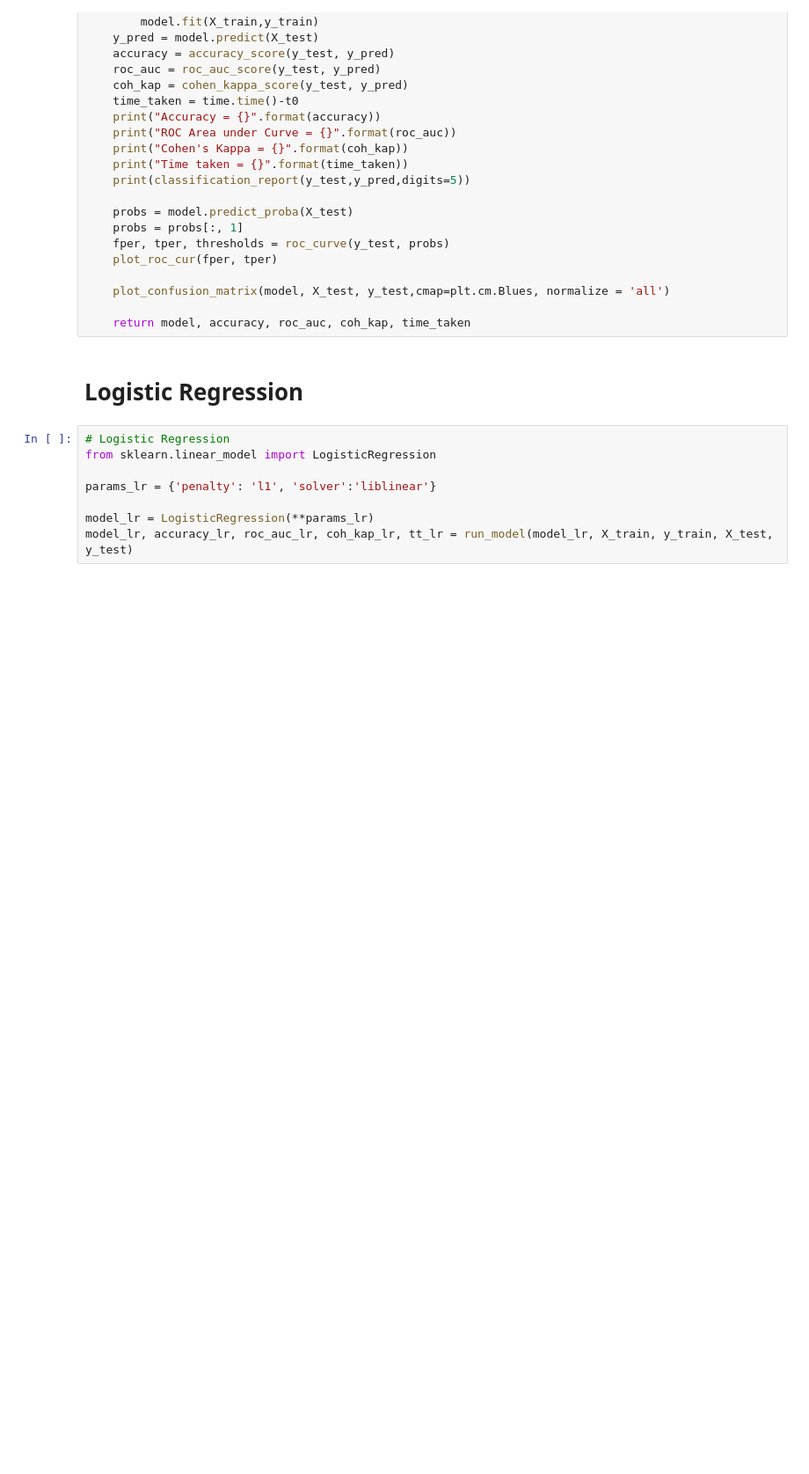
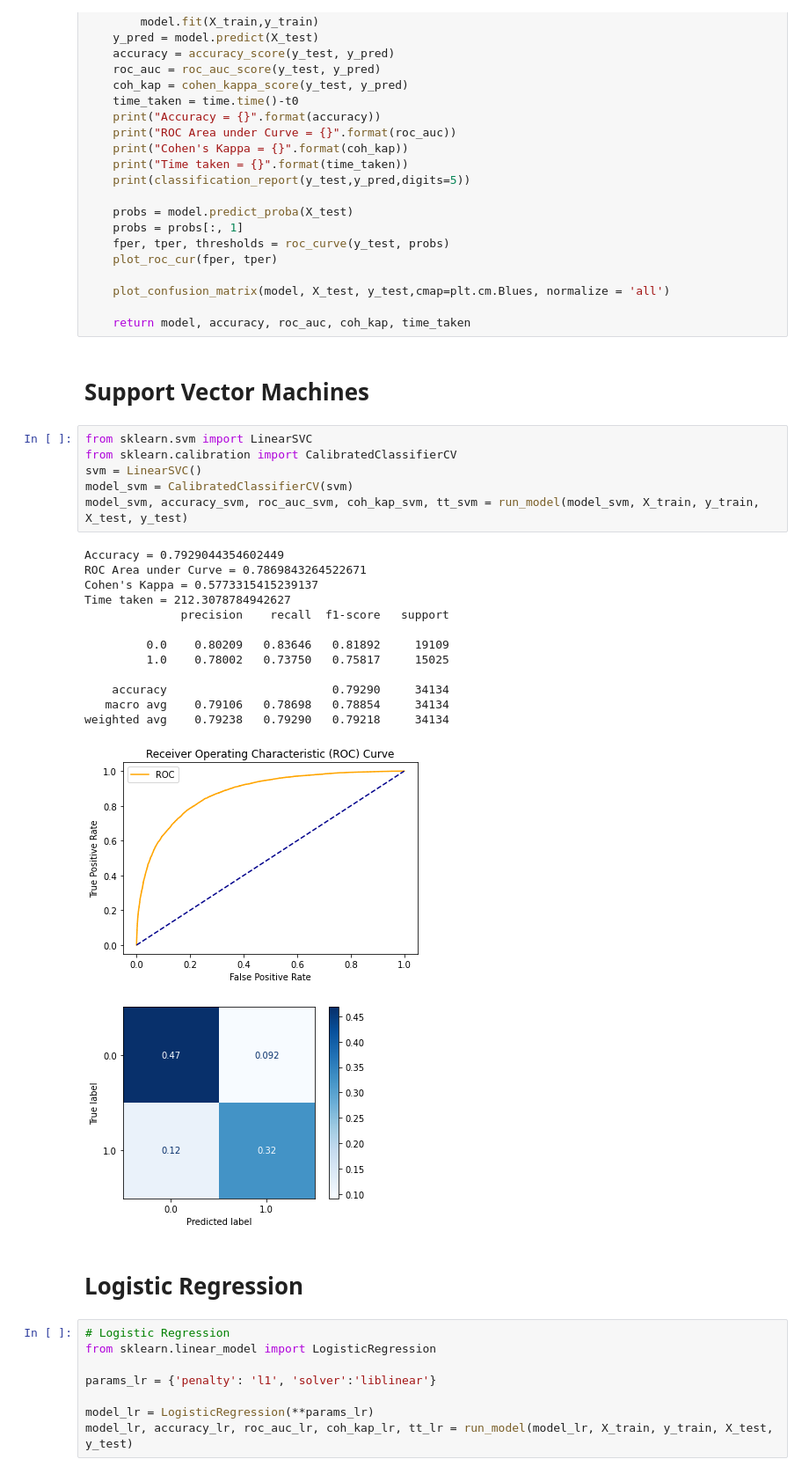
Before and after one commit to adjeielias90/Machine-Learning, a Jupyter notebook: Comparing_Different_Models.ipynb, the cells around one changed output. Shown at 88% size. Saved outputs shown, nothing was run; the diff lists cells and outputs as text; blank space fills up the shorter version.

```diff
--- a/Comparing_Different_Models.ipynb
+++ b/Comparing_Different_Models.ipynb
@@ -355,6 +353,29 @@ def run_model(model, X_train, y_train, X_test, y_test, verbose=True):
     plot_confusion_matrix(model, X_test, y_test,cmap=plt.cm.Blues, normalize = 'all')
 
     return model, accuracy, roc_auc, coh_kap, time_taken
+# %% [markdown]
+# Support Vector Machines
+# %%
+from sklearn.svm import LinearSVC
+from sklearn.calibration import CalibratedClassifierCV
+svm = LinearSVC()
+model_svm = CalibratedClassifierCV(svm)
+model_svm, accuracy_svm, roc_auc_svm, coh_kap_svm, tt_svm = run_model(model_svm, X_train, y_train, X_test, y_test)
+# %% [output]
+Accuracy = 0.7929044354602449
+ROC Area under Curve = 0.7869843264522671
+Cohen's Kappa = 0.5773315415239137
+Time taken = 212.3078784942627
+              precision    recall  f1-score   support
+
+         0.0    0.80209   0.83646   0.81892     19109
+         1.0    0.78002   0.73750   0.75817     15025
+
+    accuracy                        0.79290     34134
+   macro avg    0.79106   0.78698   0.78854     34134
+weighted avg    0.79238   0.79290   0.79218     34134
+[figure, added]
+[figure, added]
 # %% [markdown]
 # Logistic Regression
 # %%
```
Also changed, not shown: parts of 11 cells of this notebook.
